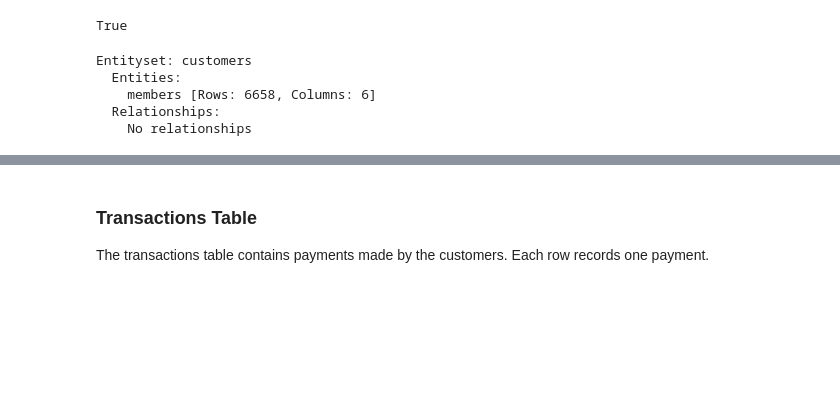
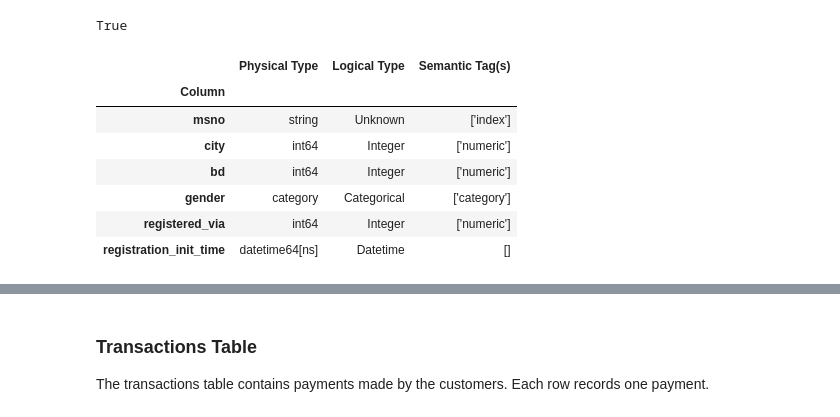
Before and after one commit to ChadDelany/featuretools_exercise, a Jupyter notebook: Feature Engineering.ipynb, the cells around one changed output, grey strips where cells are left out. Drawn from its saved outputs; the diff is of its cells as text; code cells hidden in the pictures; blank space fills up the shorter version.

```diff
--- a/Feature Engineering.ipynb
+++ b/Feature Engineering.ipynb
@@ -106,15 +110,16 @@ members.head()
 members['msno'].is_unique
 # %% [output]
 True
-# %%
-# Create entity from members
-es.entity_from_dataframe(entity_id='members', dataframe=members,
-                         index = 'msno', time_index = 'registration_init_time',
-                         variable_types = {'city': vtypes.Categorical,
-                                           'registered_via': vtypes.Categorical})
-# %% [output]
-Entityset: customers
-  Entities:
-    members [Rows: 6658, Columns: 6]
-  Relationships:
-    No relationships
+# %%
+# initializing Woodwork on the dataframe.
+members.ww.init(name='members', index='msno')
+members.ww
+# %% [output]
+|  | Physical Type | Logical Type | Semantic Tag(s) |
+| Column |  |  |  |
+| msno | string | Unknown | ['index'] |
+| city | int64 | Integer | ['numeric'] |
+| bd | int64 | Integer | ['numeric'] |
+| gender | category | Categorical | ['category'] |
+| registered_via | int64 | Integer | ['numeric'] |
+| registration_init_time | datetime64[ns] | Datetime | [] |
```
Also changed, not shown: parts of 27 cells of this notebook.
